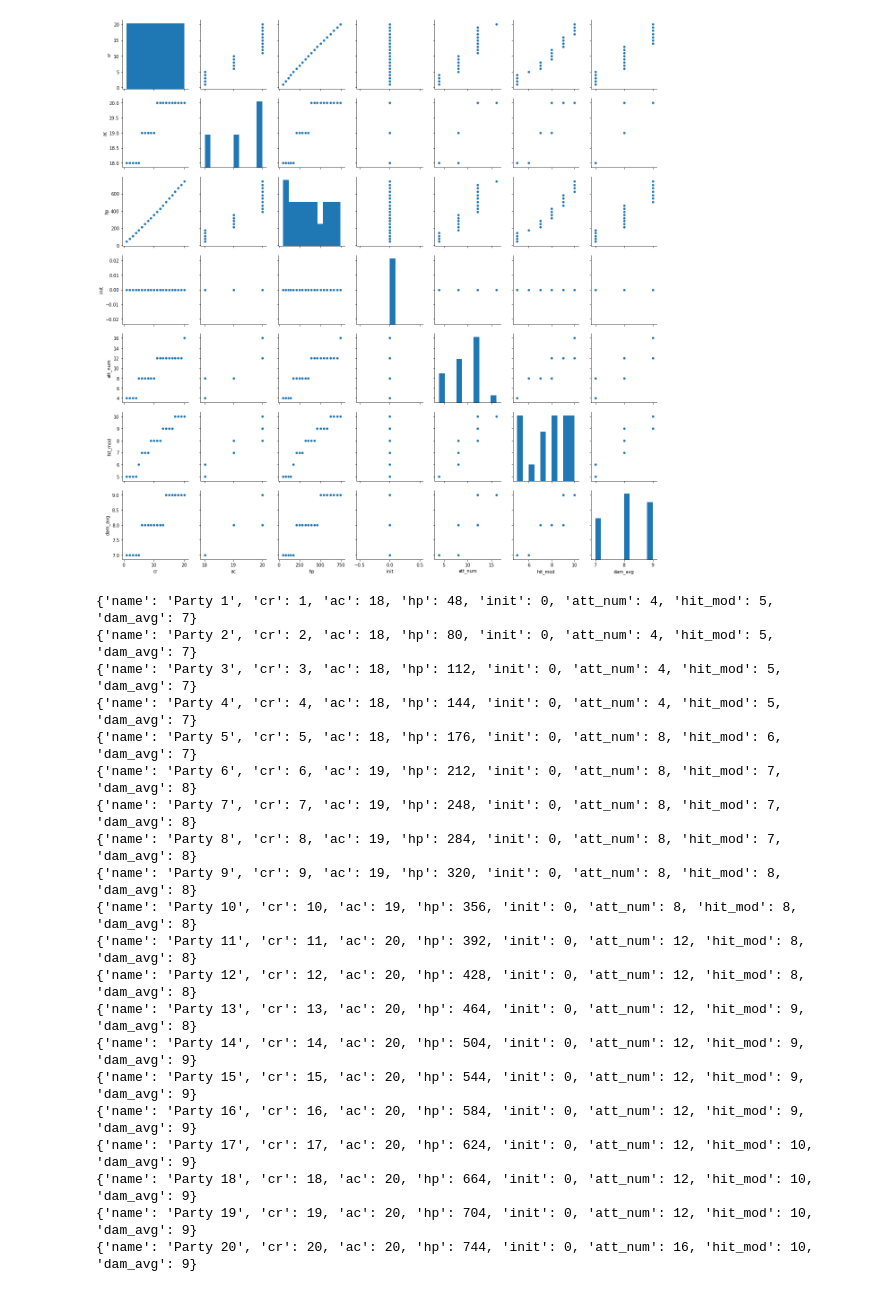
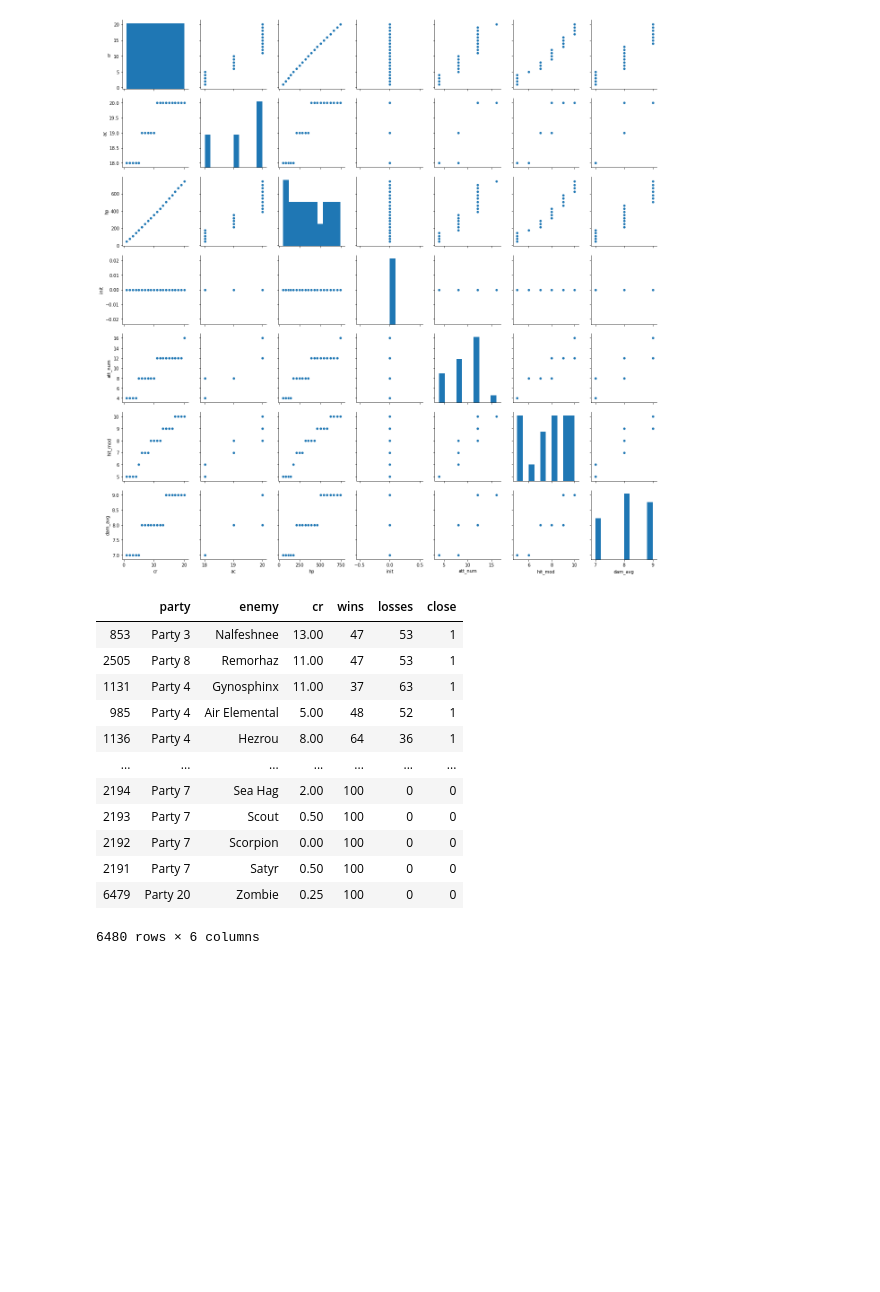
Before and after one commit to trant017/dndCombatAnalysis, a Jupyter notebook: FinalProject.ipynb, the cells around one changed output. Drawn from its saved outputs; the diff is of its cells as text; code cells hidden in the pictures; blank space fills up the shorter version.

```diff
--- a/FinalProject.ipynb
+++ b/FinalProject.ipynb
@@ -263,34 +257,3 @@ sns.pairplot(fighters)
 # %% [output]
 <seaborn.axisgrid.PairGrid at 0x...>
 [figure]
-# %%
-dict_fighters = fighters.to_dict('index')
-dict_monsters = monsters.to_dict('index')
-for party_index in dict_fighters:
-    current_party = dict_fighters[party_index]
-    for monster_index in dict_monsters:
-        current_monster = dict_monsters[monster_index]
-        if combat():
-            print current_party['name'] + " fought " + current_monster['name']
-        else:
-# %% [output]
-{'name': 'Party 1', 'cr': 1, 'ac': 18, 'hp': 48, 'init': 0, 'att_num': 4, 'hit_mod': 5, 'dam_avg': 7}
-{'name': 'Party 2', 'cr': 2, 'ac': 18, 'hp': 80, 'init': 0, 'att_num': 4, 'hit_mod': 5, 'dam_avg': 7}
-{'name': 'Party 3', 'cr': 3, 'ac': 18, 'hp': 112, 'init': 0, 'att_num': 4, 'hit_mod': 5, 'dam_avg': 7}
-{'name': 'Party 4', 'cr': 4, 'ac': 18, 'hp': 144, 'init': 0, 'att_num': 4, 'hit_mod': 5, 'dam_avg': 7}
-{'name': 'Party 5', 'cr': 5, 'ac': 18, 'hp': 176, 'init': 0, 'att_num': 8, 'hit_mod': 6, 'dam_avg': 7}
-{'name': 'Party 6', 'cr': 6, 'ac': 19, 'hp': 212, 'init': 0, 'att_num': 8, 'hit_mod': 7, 'dam_avg': 8}
-{'name': 'Party 7', 'cr': 7, 'ac': 19, 'hp': 248, 'init': 0, 'att_num': 8, 'hit_mod': 7, 'dam_avg': 8}
-{'name': 'Party 8', 'cr': 8, 'ac': 19, 'hp': 284, 'init': 0, 'att_num': 8, 'hit_mod': 7, 'dam_avg': 8}
-{'name': 'Party 9', 'cr': 9, 'ac': 19, 'hp': 320, 'init': 0, 'att_num': 8, 'hit_mod': 8, 'dam_avg': 8}
-{'name': 'Party 10', 'cr': 10, 'ac': 19, 'hp': 356, 'init': 0, 'att_num': 8, 'hit_mod': 8, 'dam_avg': 8}
-{'name': 'Party 11', 'cr': 11, 'ac': 20, 'hp': 392, 'init': 0, 'att_num': 12, 'hit_mod': 8, 'dam_avg': 8}
-{'name': 'Party 12', 'cr': 12, 'ac': 20, 'hp': 428, 'init': 0, 'att_num': 12, 'hit_mod': 8, 'dam_avg': 8}
-{'name': 'Party 13', 'cr': 13, 'ac': 20, 'hp': 464, 'init': 0, 'att_num': 12, 'hit_mod': 9, 'dam_avg': 8}
-{'name': 'Party 14', 'cr': 14, 'ac': 20, 'hp': 504, 'init': 0, 'att_num': 12, 'hit_mod': 9, 'dam_avg': 9}
-{'name': 'Party 15', 'cr': 15, 'ac': 20, 'hp': 544, 'init': 0, 'att_num': 12, 'hit_mod': 9, 'dam_avg': 9}
-{'name': 'Party 16', 'cr': 16, 'ac': 20, 'hp': 584, 'init': 0, 'att_num': 12, 'hit_mod': 9, 'dam_avg': 9}
-{'name': 'Party 17', 'cr': 17, 'ac': 20, 'hp': 624, 'init': 0, 'att_num': 12, 'hit_mod': 10, 'dam_avg': 9}
-{'name': 'Party 18', 'cr': 18, 'ac': 20, 'hp': 664, 'init': 0, 'att_num': 12, 'hit_mod': 10, 'dam_avg': 9}
-{'name': 'Party 19', 'cr': 19, 'ac': 20, 'hp': 704, 'init': 0, 'att_num': 12, 'hit_mod': 10, 'dam_avg': 9}
-{'name': 'Party 20', 'cr': 20, 'ac': 20, 'hp': 744, 'init': 0, 'att_num': 16, 'hit_mod': 10, 'dam_avg': 9}
@@ -296,0 +306,18 @@ for party_index in dict_fighters:
+# %%
+combat_results.sort_values(by=['close'], ascending=False)
+# combat_results.loc[combat_results['close'] == 1]
+# combat_results.groupby(['party']).mean()
+# %% [output]
+|  | party | enemy | cr | wins | losses | close |
+| 853 | Party 3 | Nalfeshnee | 13.00 | 47 | 53 | 1 |
+| 2505 | Party 8 | Remorhaz | 11.00 | 47 | 53 | 1 |
+| 1131 | Party 4 | Gynosphinx | 11.00 | 37 | 63 | 1 |
+| 985 | Party 4 | Air Elemental | 5.00 | 48 | 52 | 1 |
+| 1136 | Party 4 | Hezrou | 8.00 | 64 | 36 | 1 |
+| ... | ... | ... | ... | ... | ... | ... |
+| 2194 | Party 7 | Sea Hag | 2.00 | 100 | 0 | 0 |
+| 2193 | Party 7 | Scout | 0.50 | 100 | 0 | 0 |
+| 2192 | Party 7 | Scorpion | 0.00 | 100 | 0 | 0 |
+| 2191 | Party 7 | Satyr | 0.50 | 100 | 0 | 0 |
+| 6479 | Party 20 | Zombie | 0.25 | 100 | 0 | 0 |
+6480 rows × 6 columns
```
Also changed, not shown: parts of 22 cells of this notebook, 7 other files.
